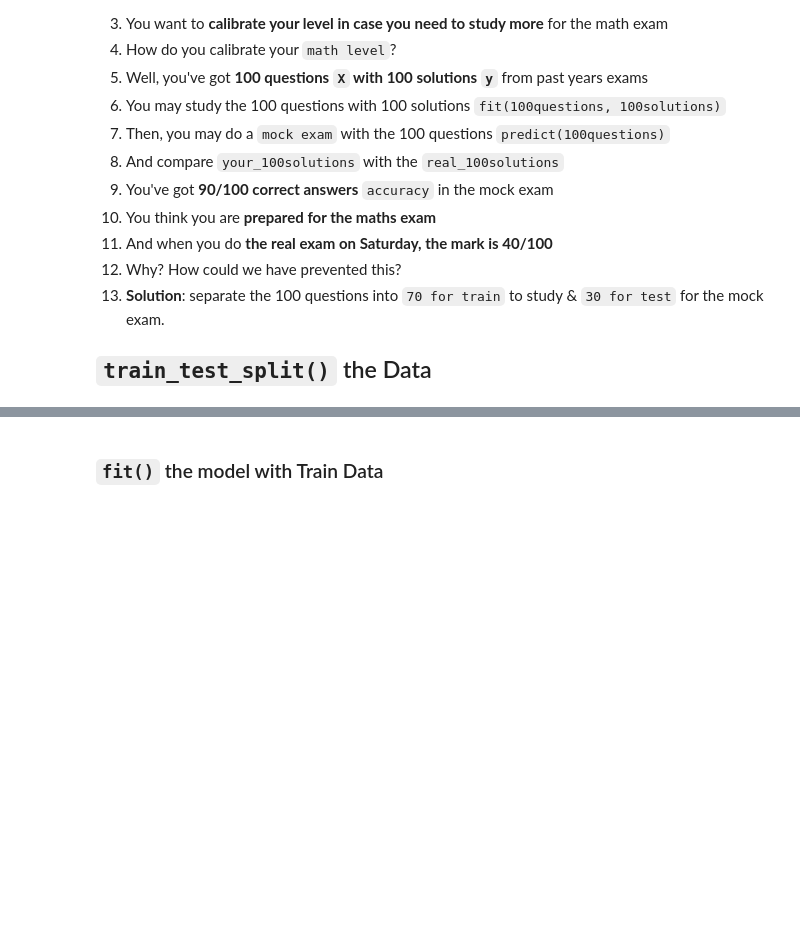
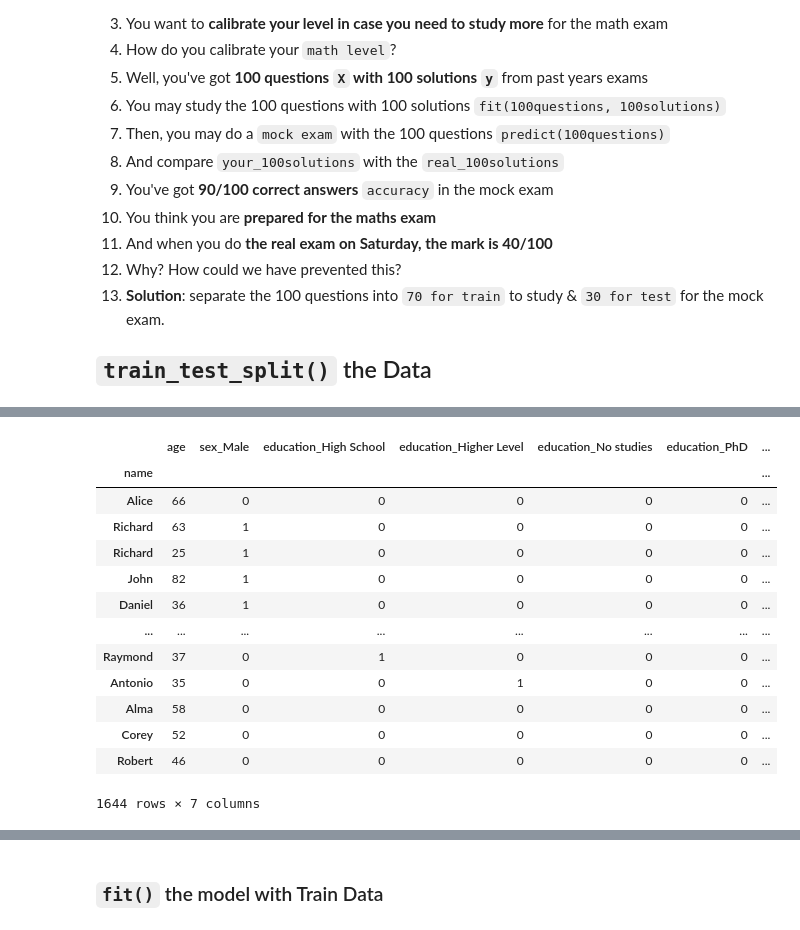
Before and after one commit to toluwabori/resolving-machine-learning-python, a Jupyter notebook: 03_Train Test Split for Model Selection/03B_model-selection_session_blank.ipynb, the cells around one changed output, grey strips where cells are left out. Drawn from its saved outputs; the diff is of its cells as text; code cells hidden in the pictures; blank space fills up the shorter version.

```diff
--- a/03_Train Test Split for Model Selection/03B_model-selection_session_blank.ipynb
+++ b/03_Train Test Split for Model Selection/03B_model-selection_session_blank.ipynb
@@ -67,5 +83,8 @@ df_internet
 # %% [markdown]
 ## Feature Selection
+# %%
+target = df_internet['internet_usage']
+features = df_internet.drop(columns = 'internet_usage')
 # %% [markdown]
 ## [ ] Build & Compare Models' Scores
 
@@ -149,0 +230,3 @@ Let's **imagine**:
+# %%
+ X_train, X_test, y_train, y_test = train_test_split(
+     features, target, test_size=0.33, random_state=42)
@@ -149,0 +250,17 @@ Let's **imagine**:
+# %%
+X_train
+# %% [output]
+|  | age | sex_Male | education_High School | education_Higher Level | education_No studies | education_PhD | ... |
+| name |  |  |  |  |  |  | ... |
+| Alice | 66 | 0 | 0 | 0 | 0 | 0 | ... |
+| Richard | 63 | 1 | 0 | 0 | 0 | 0 | ... |
+| Richard | 25 | 1 | 0 | 0 | 0 | 0 | ... |
+| John | 82 | 1 | 0 | 0 | 0 | 0 | ... |
+| Daniel | 36 | 1 | 0 | 0 | 0 | 0 | ... |
+| ... | ... | ... | ... | ... | ... | ... | ... |
+| Raymond | 37 | 0 | 1 | 0 | 0 | 0 | ... |
+| Antonio | 35 | 0 | 0 | 1 | 0 | 0 | ... |
+| Alma | 58 | 0 | 0 | 0 | 0 | 0 | ... |
+| Corey | 52 | 0 | 0 | 0 | 0 | 0 | ... |
+| Robert | 46 | 0 | 0 | 0 | 0 | 0 | ... |
+1644 rows × 7 columns
```
Also changed, not shown: parts of 28 cells of this notebook, 2 other files.
